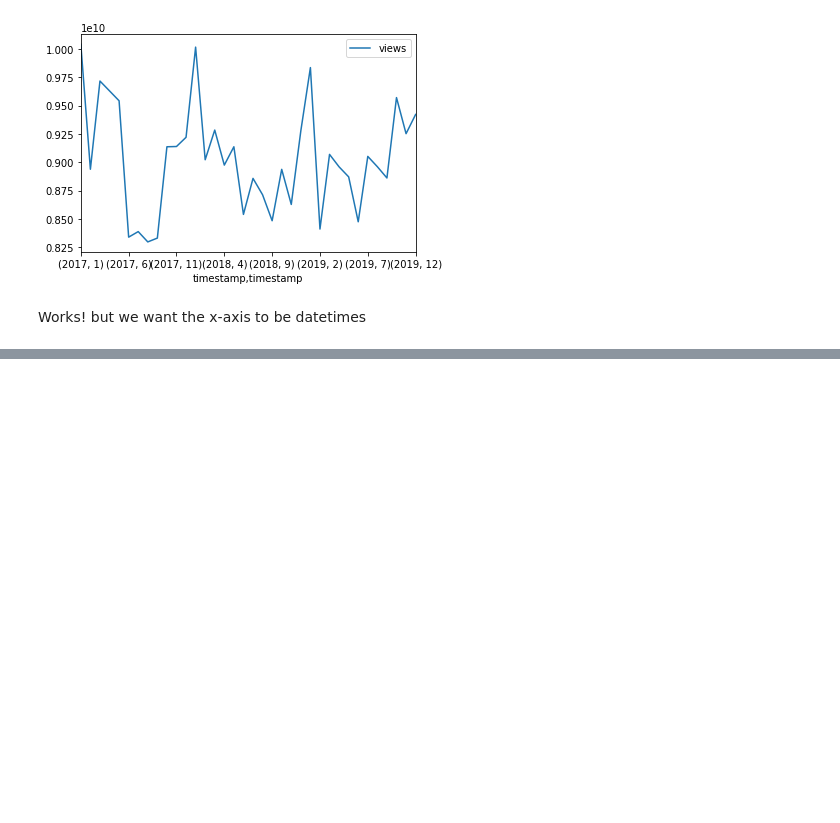
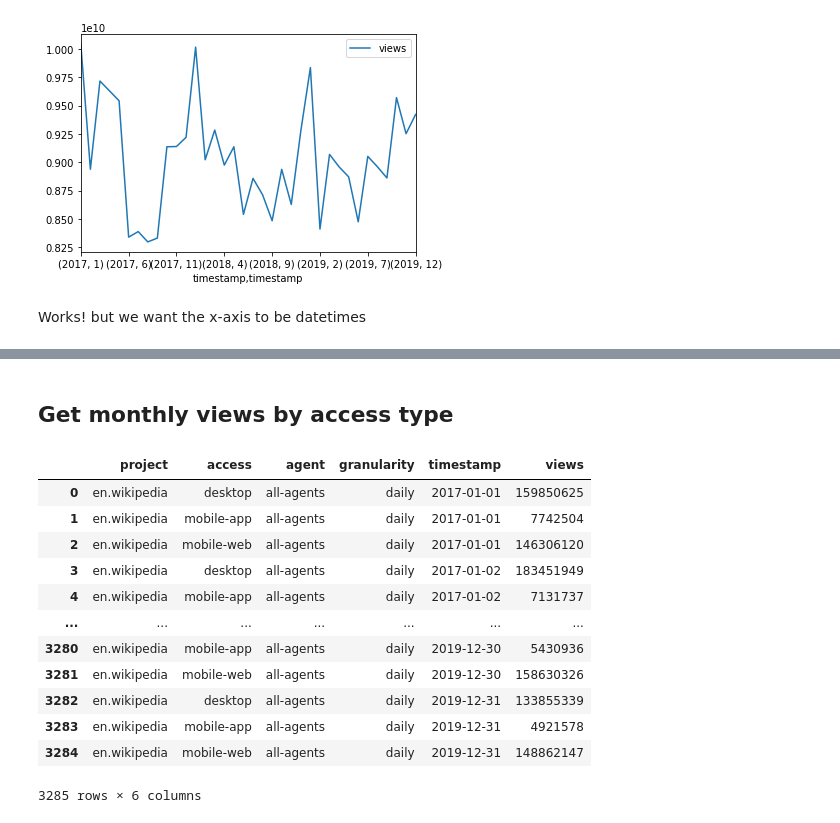
Before and after one commit to Senonino/data-ber-01-20, a Jupyter notebook: Notes/module_1/week_3/8_python-APIs.ipynb, the cells around one changed output, grey strips where cells are left out. Drawn from its saved outputs; the diff is of its cells as text; code cells hidden in the pictures; blank space fills up the shorter version.

```diff
--- a/Notes/module_1/week_3/8_python-APIs.ipynb
+++ b/Notes/module_1/week_3/8_python-APIs.ipynb
@@ -298,0 +323,18 @@ Works! but we want the x-axis to be datetimes
+# %% [markdown]
+## Get monthly views by access type
+# %%
+df_detail
+# %% [output]
+|  | project | access | agent | granularity | timestamp | views |
+| 0 | en.wikipedia | desktop | all-agents | daily | 2017-01-01 | 159850625 |
+| 1 | en.wikipedia | mobile-app | all-agents | daily | 2017-01-01 | 7742504 |
+| 2 | en.wikipedia | mobile-web | all-agents | daily | 2017-01-01 | 146306120 |
+| 3 | en.wikipedia | desktop | all-agents | daily | 2017-01-02 | 183451949 |
+| 4 | en.wikipedia | mobile-app | all-agents | daily | 2017-01-02 | 7131737 |
+| ... | ... | ... | ... | ... | ... | ... |
+| 3280 | en.wikipedia | mobile-app | all-agents | daily | 2019-12-30 | 5430936 |
+| 3281 | en.wikipedia | mobile-web | all-agents | daily | 2019-12-30 | 158630326 |
+| 3282 | en.wikipedia | desktop | all-agents | daily | 2019-12-31 | 133855339 |
+| 3283 | en.wikipedia | mobile-app | all-agents | daily | 2019-12-31 | 4921578 |
+| 3284 | en.wikipedia | mobile-web | all-agents | daily | 2019-12-31 | 148862147 |
+3285 rows × 6 columns
```
Also changed, not shown: parts of 8 cells of this notebook.
